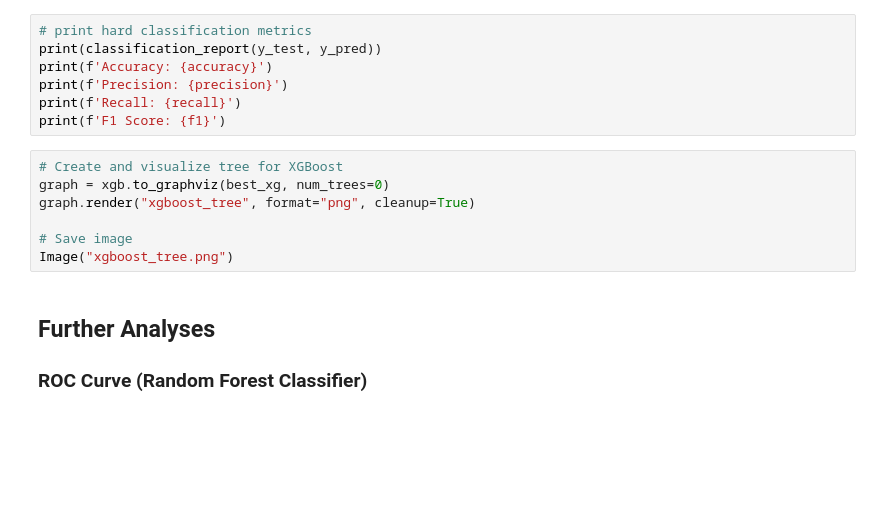
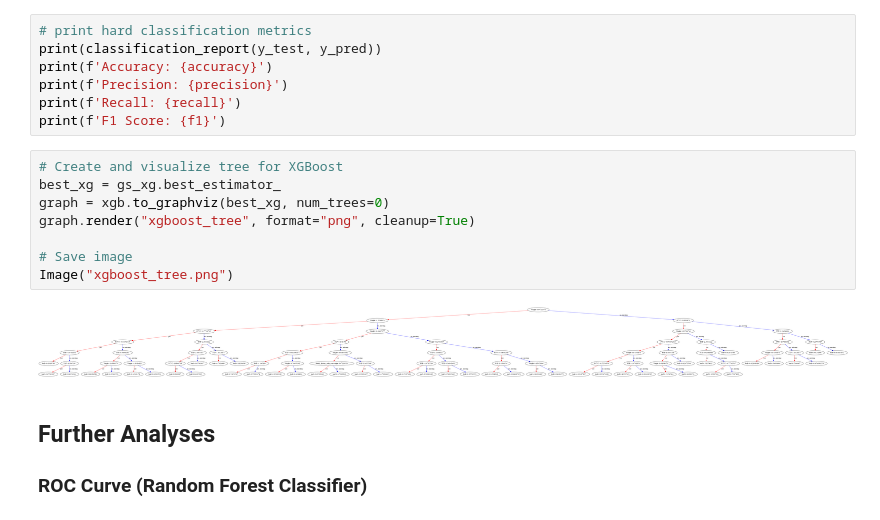
Before and after one commit to owlbemi/CS4372Assignment2, a Jupyter notebook: CS4372Assignment2.ipynb, the cells around one changed output. Cells and saved outputs as stored; diff of their text form; blank space fills up the shorter version.

```diff
--- a/CS4372Assignment2.ipynb
+++ b/CS4372Assignment2.ipynb
@@ -511,11 +416,14 @@ print(f'Recall: {recall}')
 print(f'F1 Score: {f1}')
 # %%
 # Create and visualize tree for XGBoost
+best_xg = gs_xg.best_estimator_
 graph = xgb.to_graphviz(best_xg, num_trees=0)
 graph.render("xgboost_tree", format="png", cleanup=True)
 
 # Save image
 Image("xgboost_tree.png")
+# %% [output]
+[figure, added]
 # %% [markdown]
 ## Further Analyses
 ### ROC Curve (Random Forest Classifier)
```
Also changed, not shown: parts of 17 cells of this notebook.
